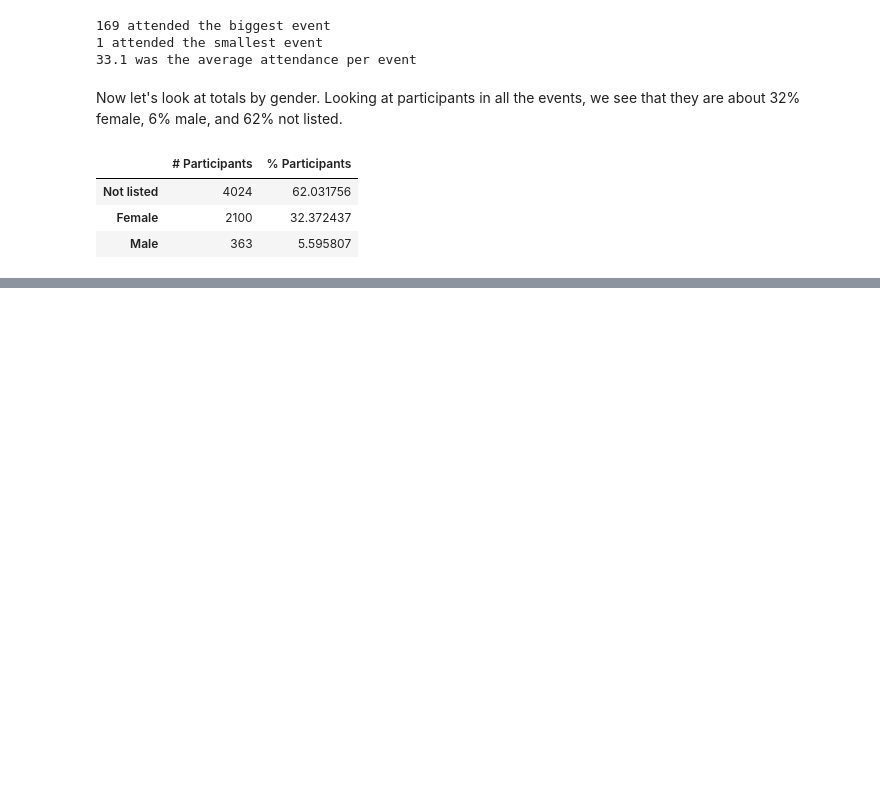
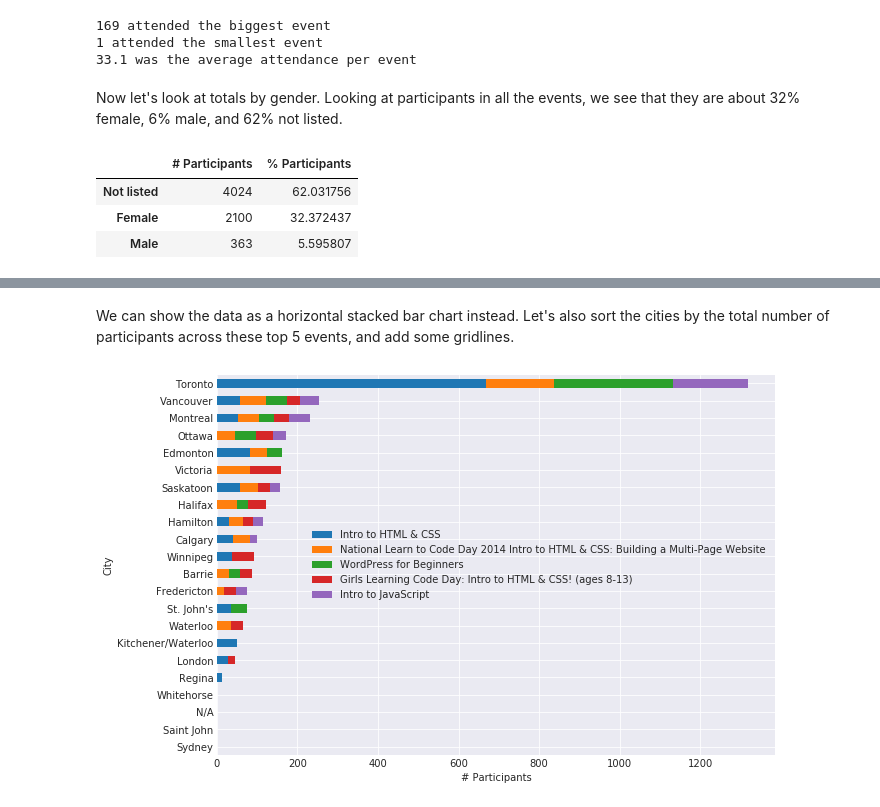
Before and after one commit to jenfly/llc-python-resources, a Jupyter notebook: next-steps.ipynb, the cells around one changed output, grey strips where cells are left out. Saved outputs shown, nothing was run; the diff lists cells and outputs as text; code cells hidden in the pictures; blank space fills up the shorter version.

```diff
--- a/next-steps.ipynb
+++ b/next-steps.ipynb
@@ -351,0 +694,12 @@ Coming soon!
+# %% [markdown]
+We can show the data as a horizontal stacked bar chart instead. Let's also sort the cities by the total number of participants across these top 5 events, and add some gridlines.
+# %%
+sorted_top_five = top_five.copy()
+sorted_top_five['Total'] = sorted_top_five.sum(axis=1)
+sorted_top_five = sorted_top_five.sort_values('Total', ascending=True).drop('Total', axis=1)
+with sns.axes_style('darkgrid'):
+    sorted_top_five.plot.barh(stacked=True, figsize=(10, 7))
+    plt.xlabel('# Participants')
+    plt.legend(loc='center right')
+# %% [output]
+[figure, added]
```
Also changed, not shown: parts of 61 cells of this notebook, 10 other files.
